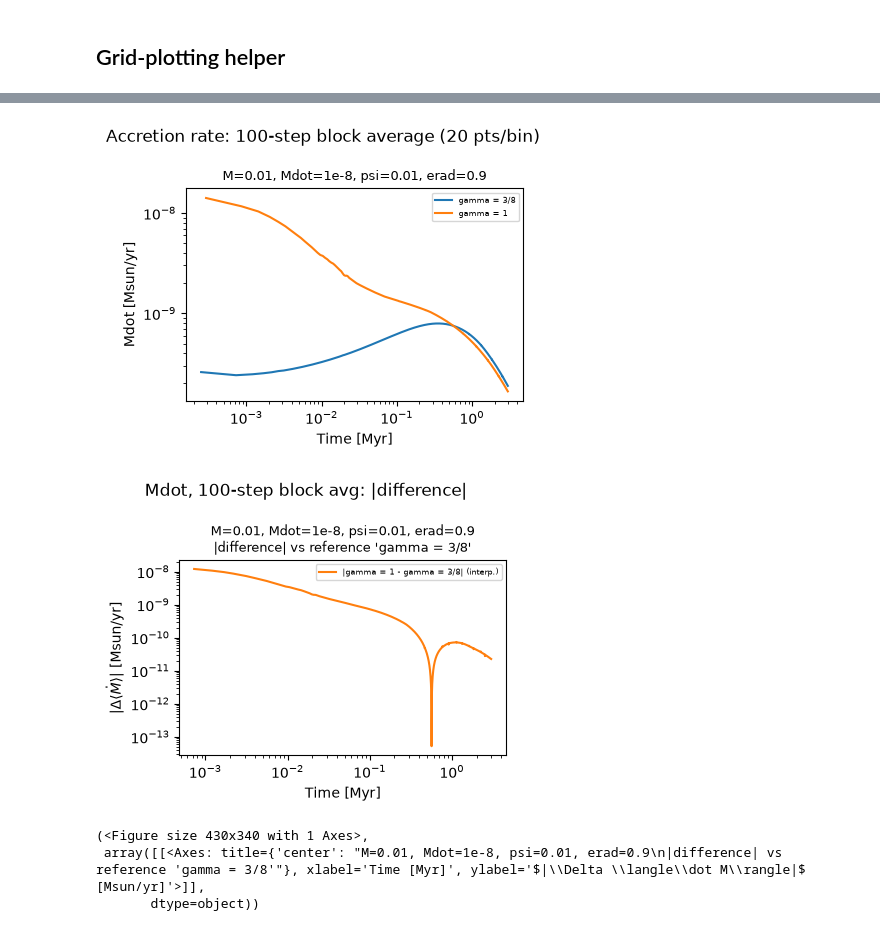
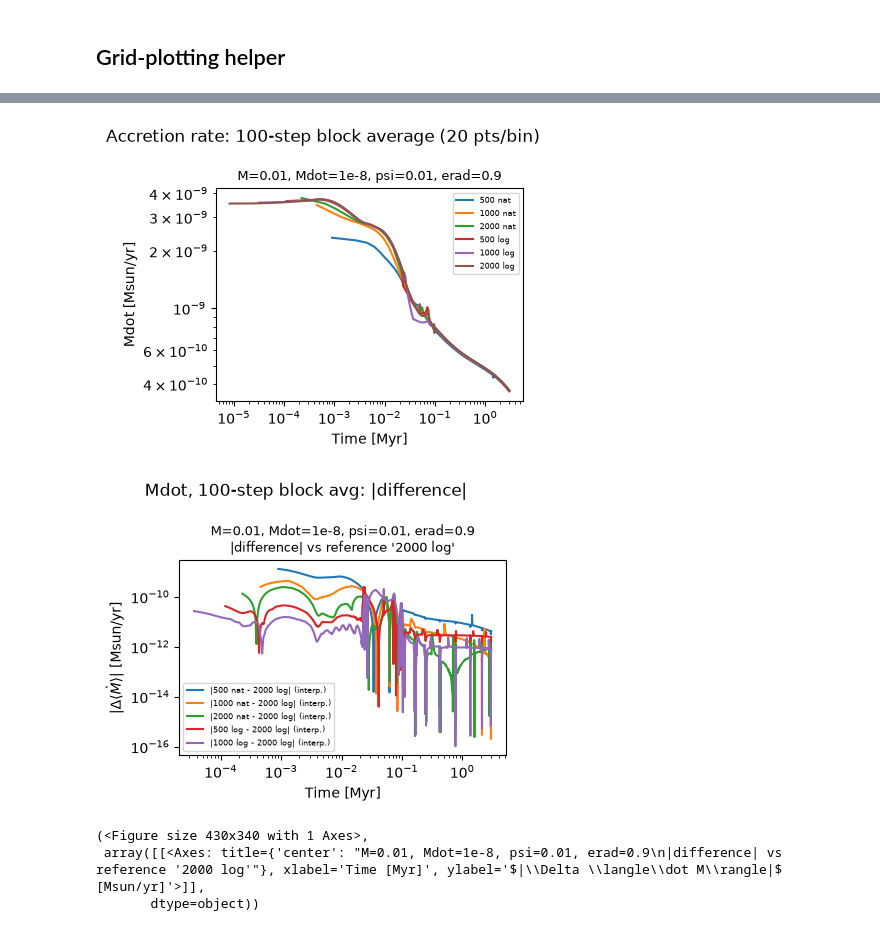
Before and after one commit to imontesd/DiscEvolution, a Jupyter notebook: example/StartHere/notebooks/Hof_figures_comparison.ipynb, the cells around one changed output, grey strips where cells are left out. Saved outputs shown, nothing was run; the diff lists cells and outputs as text; code cells hidden in the pictures.

Commit message:
compared grid distribution with reference spacing log nr 2000

```diff
--- a/example/StartHere/notebooks/Hof_figures_comparison.ipynb
+++ b/example/StartHere/notebooks/Hof_figures_comparison.ipynb
@@ -70,7 +70,7 @@ pd.set_option("display.max_colwidth", None)
 # Directories
 # (verbatim from Hof_figures.ipynb's "Directories" cell)
 BASEDIR='/home/imontesd'
-DATADIR=BASEDIR+'/output/DiscEvolution'
+DATADIR=BASEDIR+'/output/DiscEvolution/grid'
 LITDATA=BASEDIR+'/output/DiscEvolution/litdata/'
 CODEDIR=BASEDIR+'/DiscEvolution'
 WORKINGDIR=BASEDIR+'/output/DiscEvolution/work/'
@@ -604,13 +604,25 @@ are responsible for `nrows*ncols` being consistent with `len(FILES)`**
 #    "series": [{"filename": "hof_..._sweep1_....h5", "label": "sweep 1"},
 #               {"filename": "hof_..._sweep2_....h5", "label": "sweep 2"},
 #               {"filename": "hof_..._sweep3_....h5", "label": "sweep 3"}]},
+#
+# (2026-10-07) Optional "reference": "<filename>" in a group entry picks which series
+# the |difference| grids (plot_grid_absdiff) subtract every other series from. It must
+# equal one of that group's "filename"s. Omitted (or that run failed) -> the group's
+# first successful series is used, as before.
 
 FILES = [
     # ---- row 0: M = 0.01 ----
     {"title": "M=0.01, Mdot=1e-8, psi=0.01, erad=0.9",
-     "series": [{"filename": "hof_discwind_gammatest__gamma0.375_psi0.01_erad0.9_Mdot1.0e-08_M1.0e-02_Rd5.0e+01.h5", "label": "gamma = 3/8"},
-                {"filename": "hof_discwind_gammatest__gamma1_psi0.01_erad0.9_Mdot1.0e-08_M1.0e-02_Rd5.0e+01.h5", "label": "gamma = 1"},
-                ]
+     "series": [{"filename": "hof_discwind_grid1.00_gamma1_psi10_erad0.9_Mdot1.0e-08_M1.0e-02_Rd5.0e+01.h5", "label": "500 nat"},
+                {"filename": "hof_discwind_grid1.01_gamma1_psi10_erad0.9_Mdot1.0e-08_M1.0e-02_Rd5.0e+01.h5", "label": "1000 nat"},
+                {"filename": "hof_discwind_grid1.02_gamma1_psi10_erad0.9_Mdot1.0e-08_M1.0e-02_Rd5.0e+01.h5", "label": "2000 nat"},
+                {"filename": "hof_discwind_grid1.10_gamma1_psi10_erad0.9_Mdot1.0e-08_M1.0e-02_Rd5.0e+01.h5", "label": "500 log"},
+                {"filename": "hof_discwind_grid1.11_gamma1_psi10_erad0.9_Mdot1.0e-08_M1.0e-02_Rd5.0e+01.h5", "label": "1000 log"},
+                {"filename": "hof_discwind_grid1.12_gamma1_psi10_erad0.9_Mdot1.0e-08_M1.0e-02_Rd5.0e+01.h5", "label": "2000 log"}
+                ],
+     # (2026-10-07) reference series for the |difference| grids (plot_grid_absdiff):
+     # the highest-resolution run (2000 cells, log spacing). Must match one "filename" above.
+     "reference": "hof_discwind_grid1.12_gamma1_psi10_erad0.9_Mdot1.0e-08_M1.0e-02_Rd5.0e+01.h5",
      },
 
 ]
@@ -848,6 +860,7 @@ def _run_entry(entry):
     if "series" in entry:
         return {"is_group": True,
                 "title": entry.get("title", ""),
+                "reference": entry.get("reference"),   # (2026-10-07) filename of the |difference| reference, or None
                 "series": [_run_entry(sr) for sr in entry["series"]]}
     return compute_observables(entry["filename"], entry.get("label"))
 
@@ -1219,37 +1281,43 @@ plot_grid_absdiff(_xy_mdot, xlabel="Time [yr]", ylabel=r"$|\Delta \dot M|$ [Msun
 def _xy_mdot_block_avg(res):
     """x = block-mean time [Myr], y = block-mean accretion rate [Msun/yr]."""
     block = N_STEPS_BLOCK_AVG // STEPS_PER_WRITE
     Mdot_arr = np.asarray(res["Mdot_t"], dtype=float)   # [Msun/yr]
     t_arr = np.asarray(res["t_Myr"], dtype=float)        # [Myr]
     n_blocks = len(Mdot_arr) // block
     Mdot_avg = Mdot_arr[:n_blocks*block].reshape(n_blocks, block).mean(axis=1)
     t_avg = t_arr[:n_blocks*block].reshape(n_blocks, block).mean(axis=1)
     return t_avg, Mdot_avg
 
 def _draw_mdot_block_avg(ax, res):
     ax.plot(*_xy_mdot_block_avg(res), color=res.get("series_color"))
     ax.set_yscale("log")
     ax.set_xscale("log")
     ax.set_ylabel("Mdot [Msun/yr]")
     ax.set_xlabel("Time [Myr]")
 
 plot_grid(_draw_mdot_block_avg,
           suptitle=f"Accretion rate: {N_STEPS_BLOCK_AVG}-step block average "
                    f"({N_STEPS_BLOCK_AVG // STEPS_PER_WRITE} pts/bin)",
           overlay=True)
 
 # (2026-10-01) |<Mdot>_k - <Mdot>_ref| [Msun/yr] vs block-mean time [Myr], log-log
 # like the plot above. Block-mean times differ between runs, so series k is
 # interpolated onto the reference's block-mean times.
 plot_grid_absdiff(_xy_mdot_block_avg, xlabel="Time [Myr]",
                   ylabel=r"$|\Delta \langle\dot M\rangle|$ [Msun/yr]",
                   suptitle=f"Mdot, {N_STEPS_BLOCK_AVG}-step block avg: |difference|",
                   xscale="log", yscale="log")
+
+# (2026-10-07) RELATIVE difference of the block-averaged Mdot [dimensionless]
+plot_grid_absdiff(_xy_mdot_block_avg, xlabel="Time [Myr]",
+                  ylabel=r"$|\Delta \langle\dot M\rangle| / \langle\dot M\rangle_{ref}$",
+                  suptitle=f"Mdot, {N_STEPS_BLOCK_AVG}-step block avg: relative difference",
+                  xscale="log", yscale="log", relative=True)
 # %% [output]
-[figure, old version]
+[figure, new version]
-[figure, old version]
+[figure, new version]
 (<Figure size 430x340 with 1 Axes>,
- array([[<Axes: title={'center': "M=0.01, Mdot=1e-8, psi=0.01, erad=0.9\n|difference| vs reference 'gamma = 3/8'"}, xlabel='Time [Myr]', ylabel='$|\\Delta \\langle\\dot M\\rangle|$ [Msun/yr]'>]],
+ array([[<Axes: title={'center': "M=0.01, Mdot=1e-8, psi=0.01, erad=0.9\n|difference| vs reference '2000 log'"}, xlabel='Time [Myr]', ylabel='$|\\Delta \\langle\\dot M\\rangle|$ [Msun/yr]'>]],
        dtype=object))
 # %%
 # CO-to-mass radius ratio  (same source cell, right panel)
```
Also changed, not shown: parts of 9 cells of this notebook, 1 other file.
